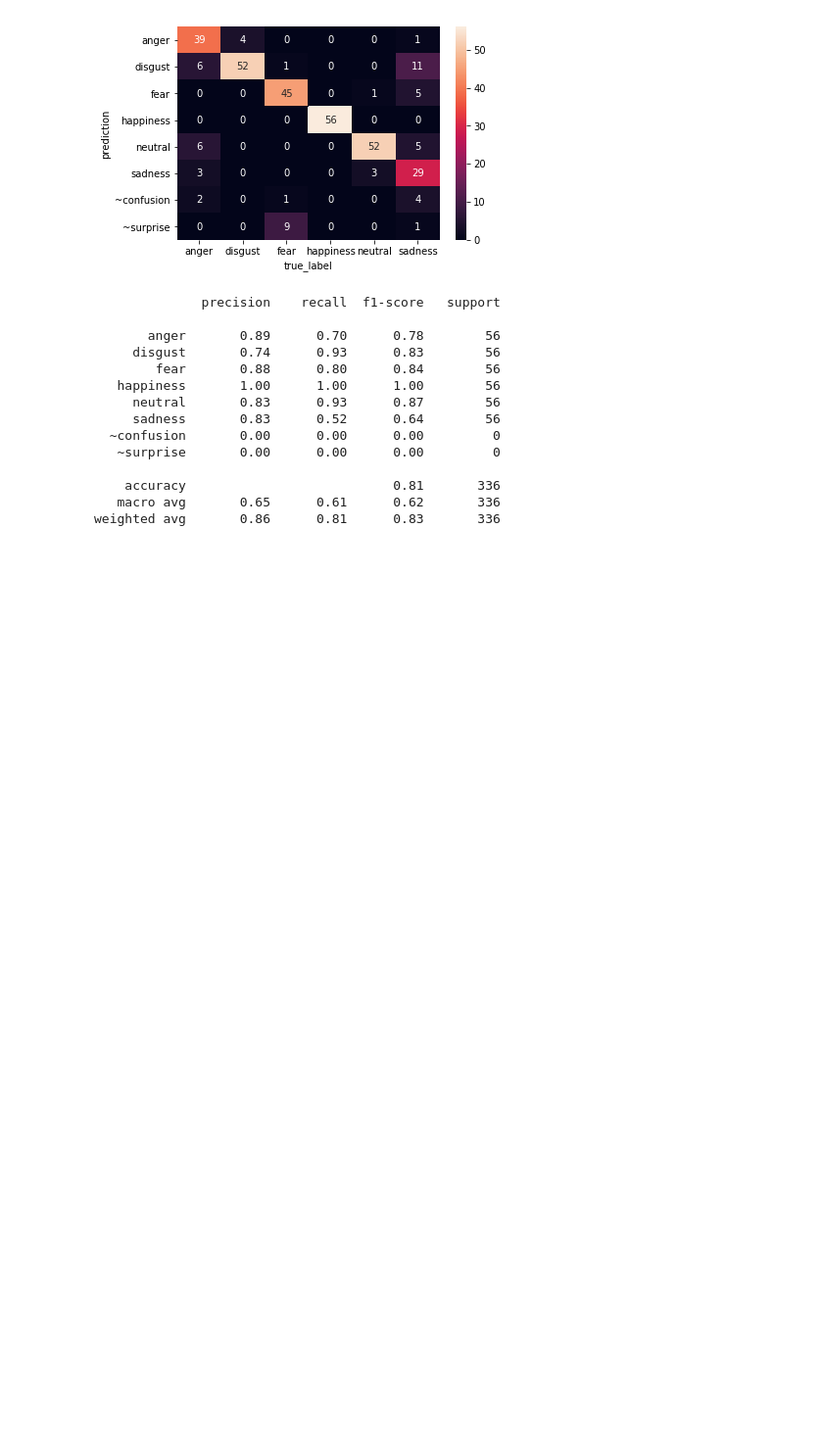
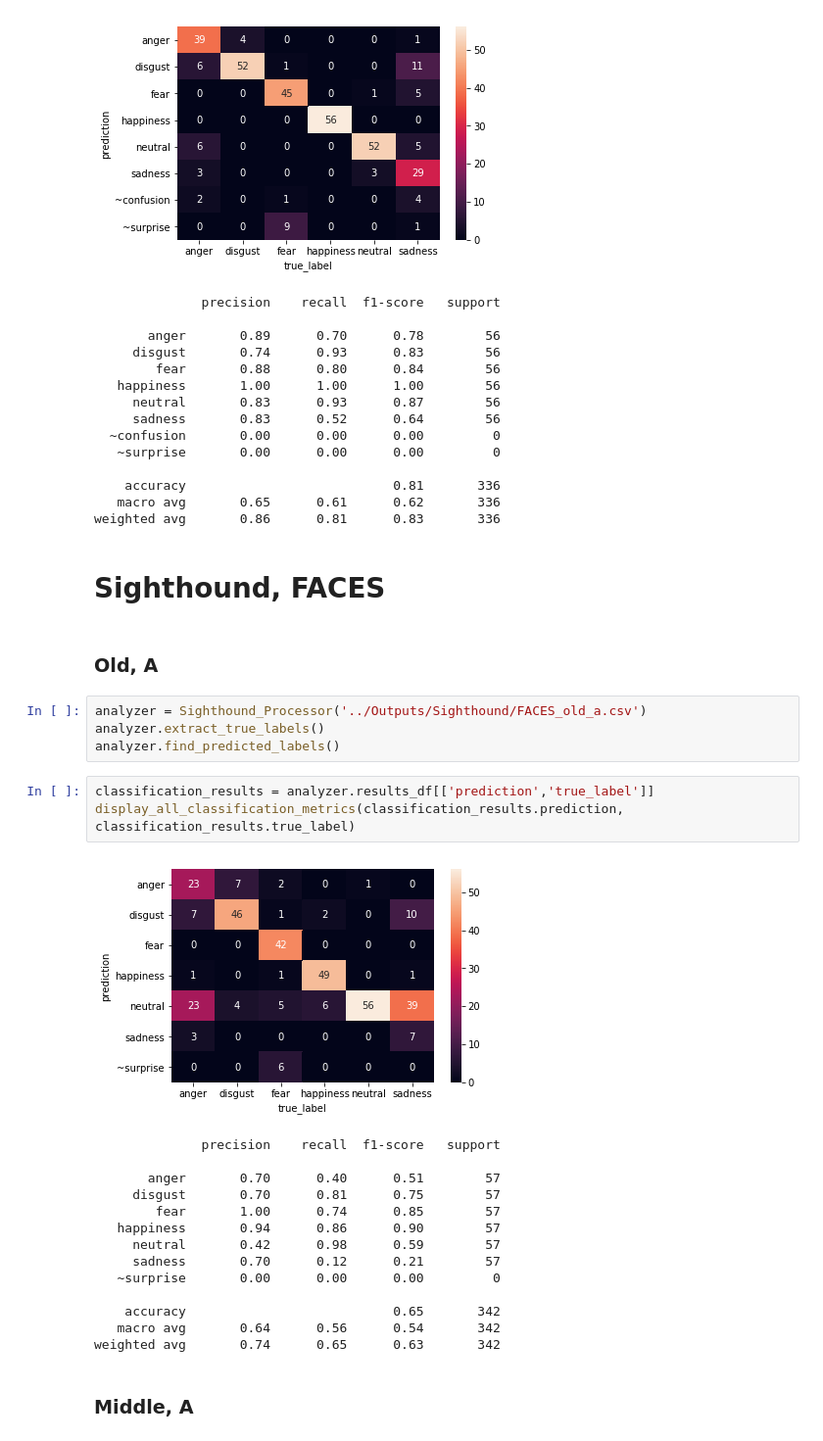
Before and after one commit to deepak987/emotion_bias, a Jupyter notebook: Data_Analysis/Data Analysis.ipynb, the cells around one changed output. Shown: that part at 98% size. Saved outputs shown, nothing was run; the diff lists cells and outputs as text; blank space fills up the shorter version.

Commit message:
Preliminary Sighthound results (#3)

```diff
--- a/Data_Analysis/Data Analysis.ipynb
+++ b/Data_Analysis/Data Analysis.ipynb
@@ -215,3 +216,31 @@ display_all_classification_metrics(classification_results.prediction, classifica
     accuracy                           0.81       336
    macro avg       0.65      0.61      0.62       336
 weighted avg       0.86      0.81      0.83       336
+# %% [markdown]
+# Sighthound, FACES
+# %% [markdown]
+### Old, A
+# %%
+analyzer = Sighthound_Processor('../Outputs/Sighthound/FACES_old_a.csv')
+analyzer.extract_true_labels()
+analyzer.find_predicted_labels()
+# %%
+classification_results = analyzer.results_df[['prediction','true_label']]
+display_all_classification_metrics(classification_results.prediction, classification_results.true_label)
+# %% [output]
+[figure, added]
+              precision    recall  f1-score   support
+
+       anger       0.70      0.40      0.51        57
+     disgust       0.70      0.81      0.75        57
+        fear       1.00      0.74      0.85        57
+   happiness       0.94      0.86      0.90        57
+     neutral       0.42      0.98      0.59        57
+     sadness       0.70      0.12      0.21        57
+   ~surprise       0.00      0.00      0.00         0
+
+    accuracy                           0.65       342
+   macro avg       0.64      0.56      0.54       342
+weighted avg       0.74      0.65      0.63       342
+# %% [markdown]
+### Middle, A
```
Also changed, not shown: parts of 6 cells of this notebook, 5 other files.
